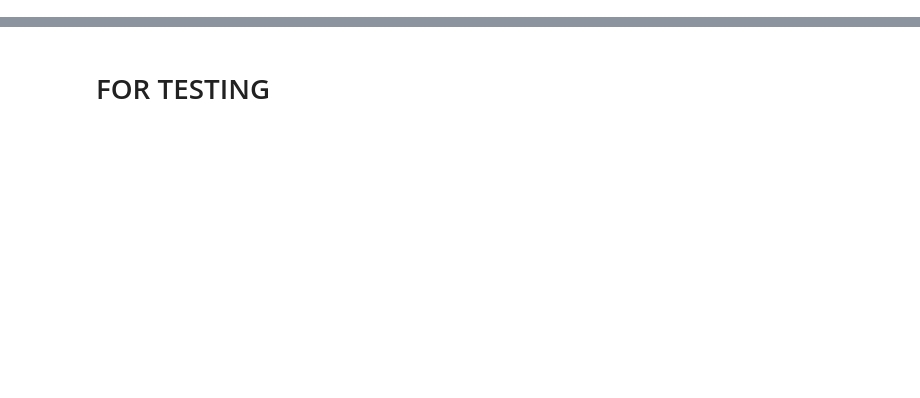
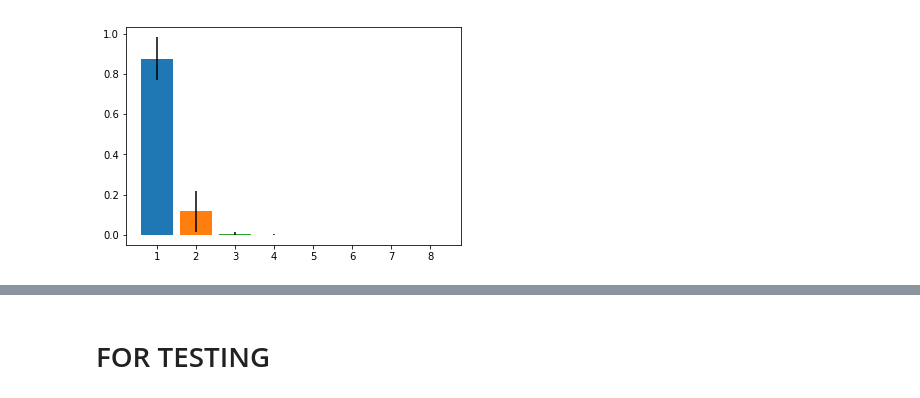
Before and after one commit to harmslab/notebooks-epistasis-ensembles, a Jupyter notebook: plot summary figures.ipynb, the cells around one changed output, grey strips where cells are left out. Saved outputs shown, nothing was run; the diff lists cells and outputs as text; code cells hidden in the pictures; blank space fills up the shorter version.

```diff
--- a/plot summary figures.ipynb
+++ b/plot summary figures.ipynb
@@ -21,6 +21,10 @@ class Data(object):
         return self.f["phi-3"].value
 
     @property
+    def phifull(self):
+        return self.f["phi-full"].value
+
+    @property
     def rsquared2(self):
         return self.f["rsquared-2"].value
 
@@ -32,3 +43,10 @@ d = Data("scripts/test.hdf5")
+# %%
+m = np.mean(d.phifull, axis=0)
+s = np.std(d.phifull, axis=0)
+for i in range(0,8):
+    plt.bar(i+1, m[i], yerr=s[i], color="C"+str(i))
+# %% [output]
+[figure, added]
 # %%
 m = np.mean(d.phi2, axis=0)
 s = np.std(d.phi2, axis=0)
```
Also changed, not shown: parts of 18 cells of this notebook, 7 other files.
